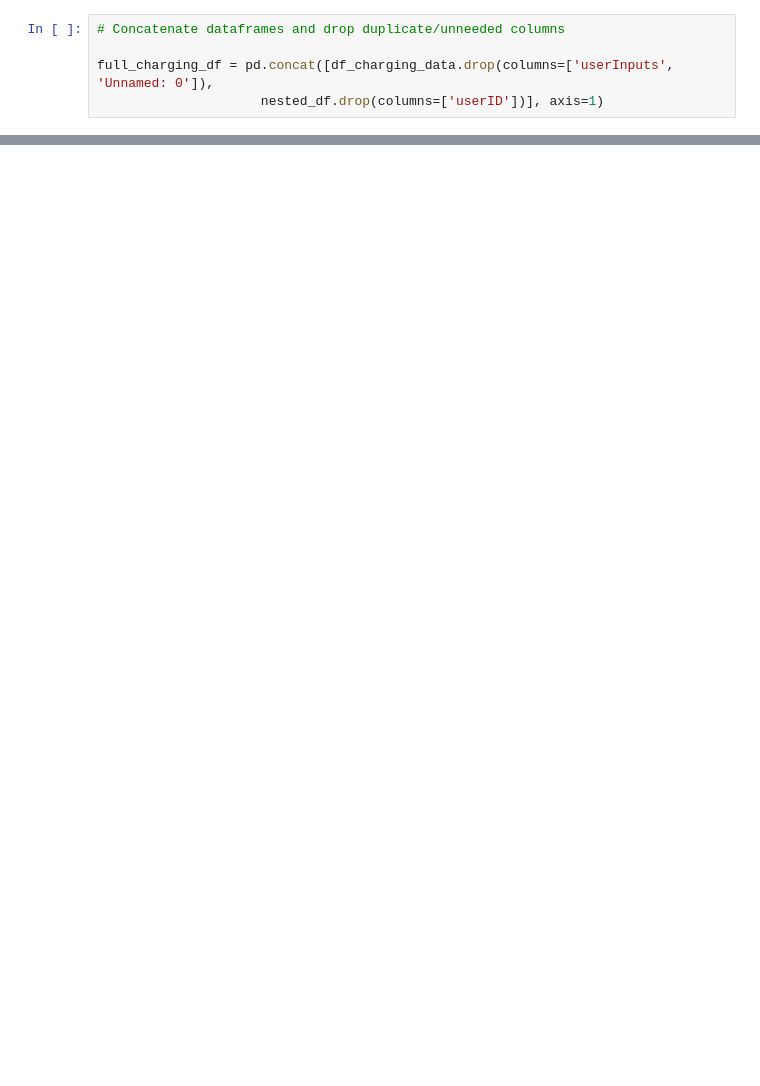
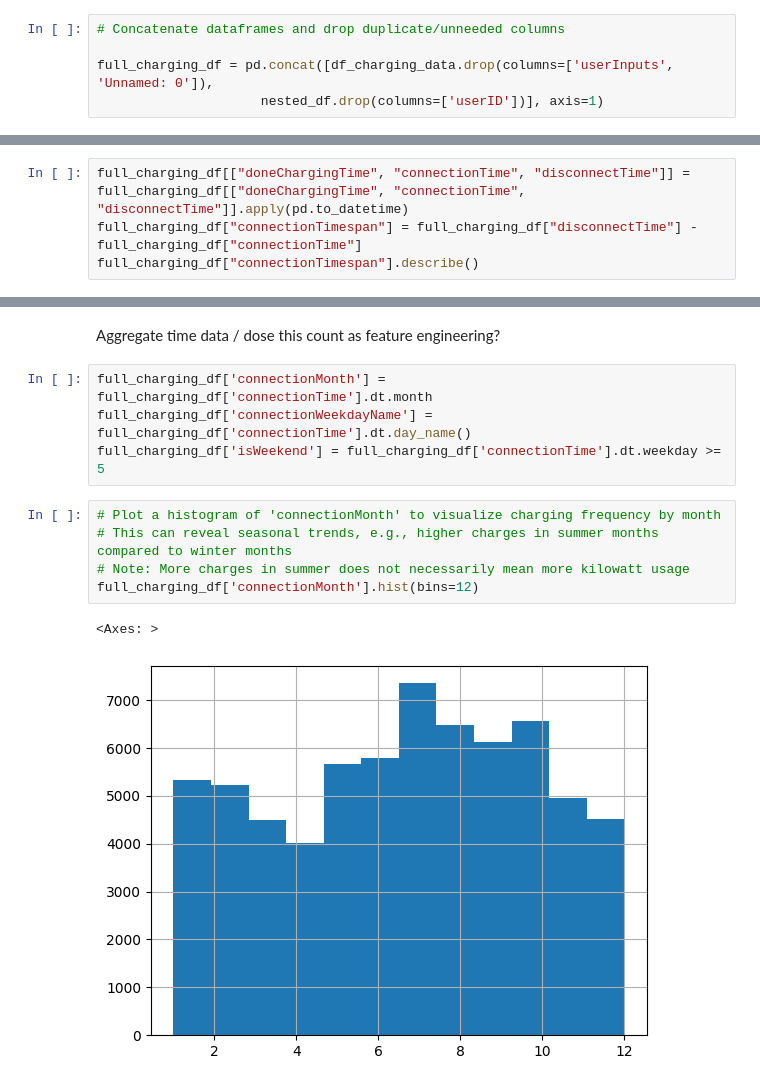
Before and after one commit to Amocon/A-Team_AA-Team-Assignment_2024, a Jupyter notebook: aa_team_assignment/data_exploration.ipynb, the cells around one changed output, grey strips where cells are left out. Cells and saved outputs as stored; diff of their text form; blank space fills up the shorter version.

Commit message:
Add time-based insights for charging data analysis

```diff
--- a/aa_team_assignment/data_exploration.ipynb
+++ b/aa_team_assignment/data_exploration.ipynb
@@ -128,0 +135,4 @@ full_charging_df.head()
+# %%
+full_charging_df[["doneChargingTime", "connectionTime", "disconnectTime"]] = full_charging_df[["doneChargingTime", "connectionTime", "disconnectTime"]].apply(pd.to_datetime)
+full_charging_df["connectionTimespan"] = full_charging_df["disconnectTime"] - full_charging_df["connectionTime"]
+full_charging_df["connectionTimespan"].describe()
@@ -128,0 +156,14 @@ full_charging_df.head()
+# %% [markdown]
+Aggregate time data / dose this count as feature engineering?
+# %%
+full_charging_df['connectionMonth'] = full_charging_df['connectionTime'].dt.month
+full_charging_df['connectionWeekdayName'] = full_charging_df['connectionTime'].dt.day_name()
+full_charging_df['isWeekend'] = full_charging_df['connectionTime'].dt.weekday >= 5
+# %%
+# Plot a histogram of 'connectionMonth' to visualize charging frequency by month
+# This can reveal seasonal trends, e.g., higher charges in summer months compared to winter months
+# Note: More charges in summer does not necessarily mean more kilowatt usage
+full_charging_df['connectionMonth'].hist(bins=12)
+# %% [output]
+<Axes: >
+[figure, added]
```
Also changed, not shown: parts of 10 cells of this notebook.
